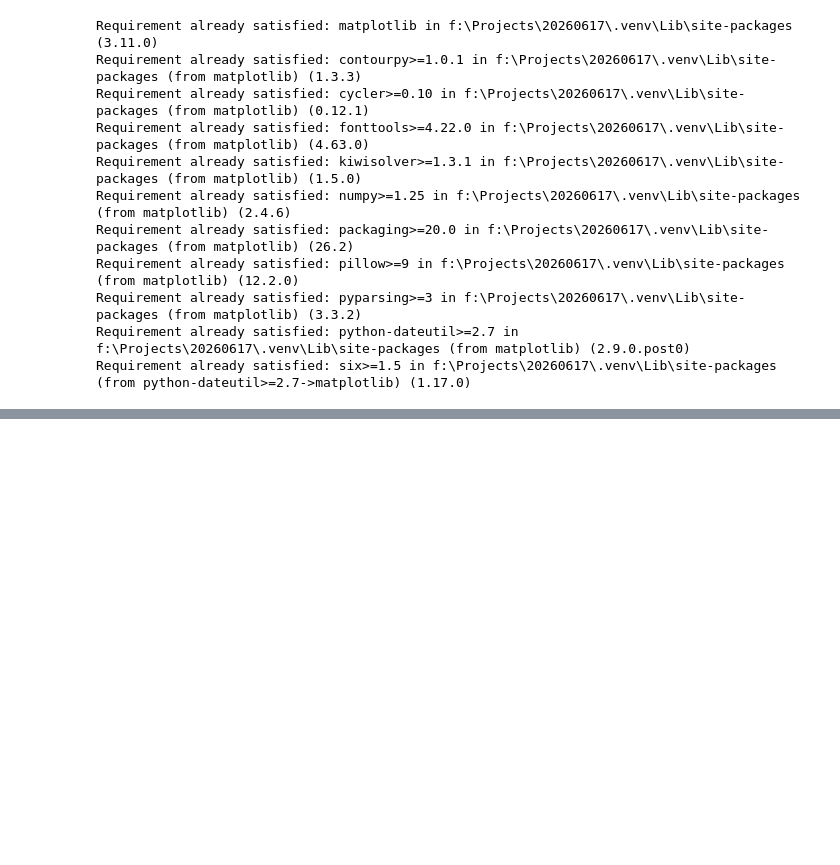
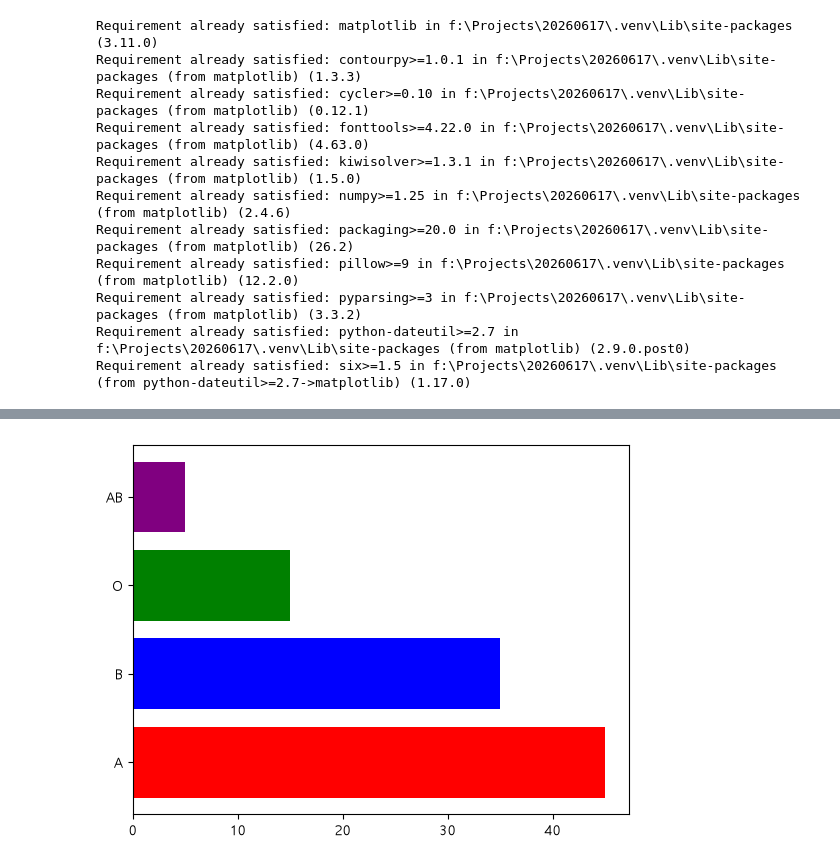
Before and after one commit to ChoongyeolKim/20260616, a Jupyter notebook: src/matplotlib-exercise.ipynb, the cells around one changed output, grey strips where cells are left out. Cells and saved outputs as stored; diff of their text form; code cells hidden in the pictures; blank space fills up the shorter version.

```diff
--- a/src/matplotlib-exercise.ipynb
+++ b/src/matplotlib-exercise.ipynb
@@ -19,0 +41,5 @@ plt.rc('axes', unicode_minus=False)
+# %%
+plt.barh(blood_type, count, color=['red', 'blue', 'green', 'purple'])
+plt.show()
+# %% [output]
+[figure, added]
```
Also changed, not shown: parts of 13 cells of this notebook.
